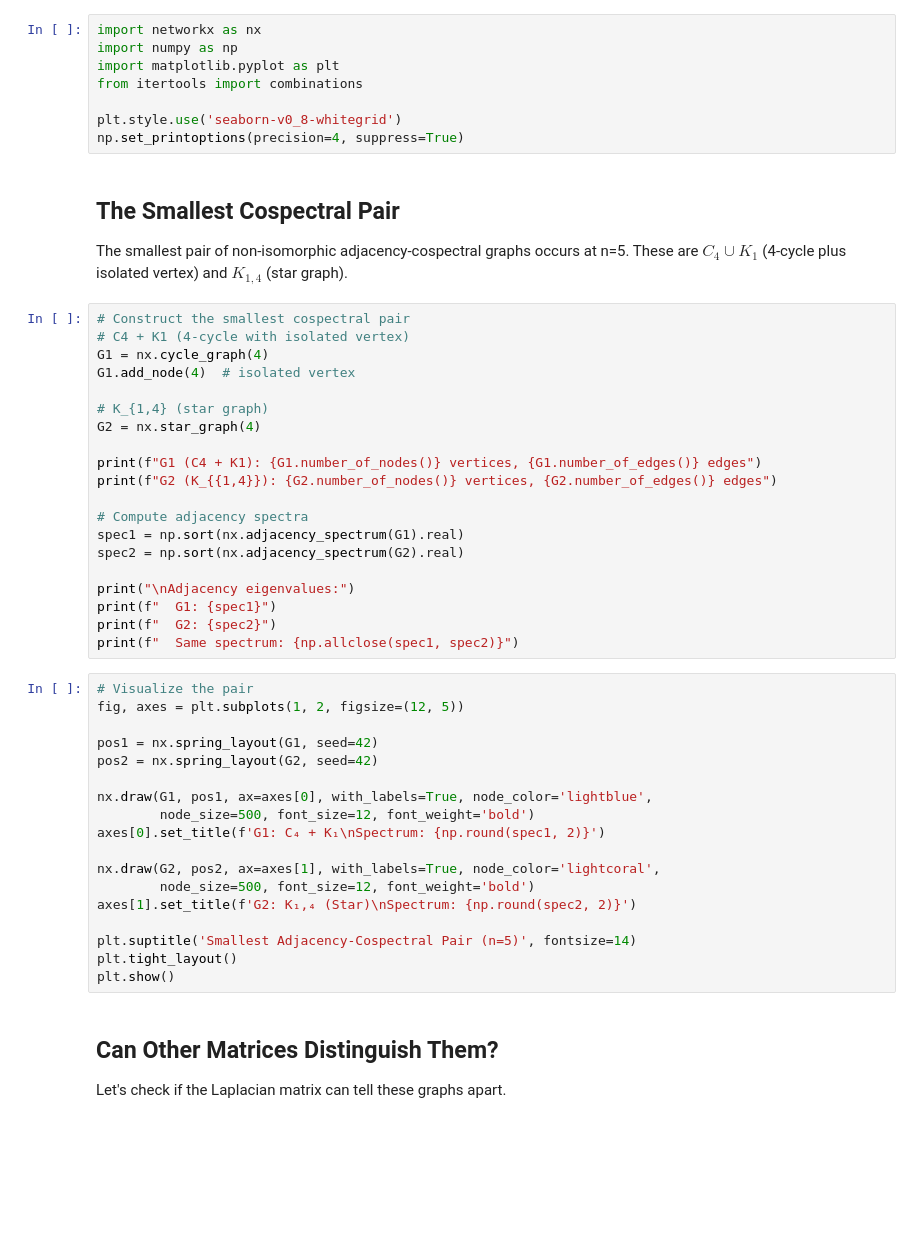
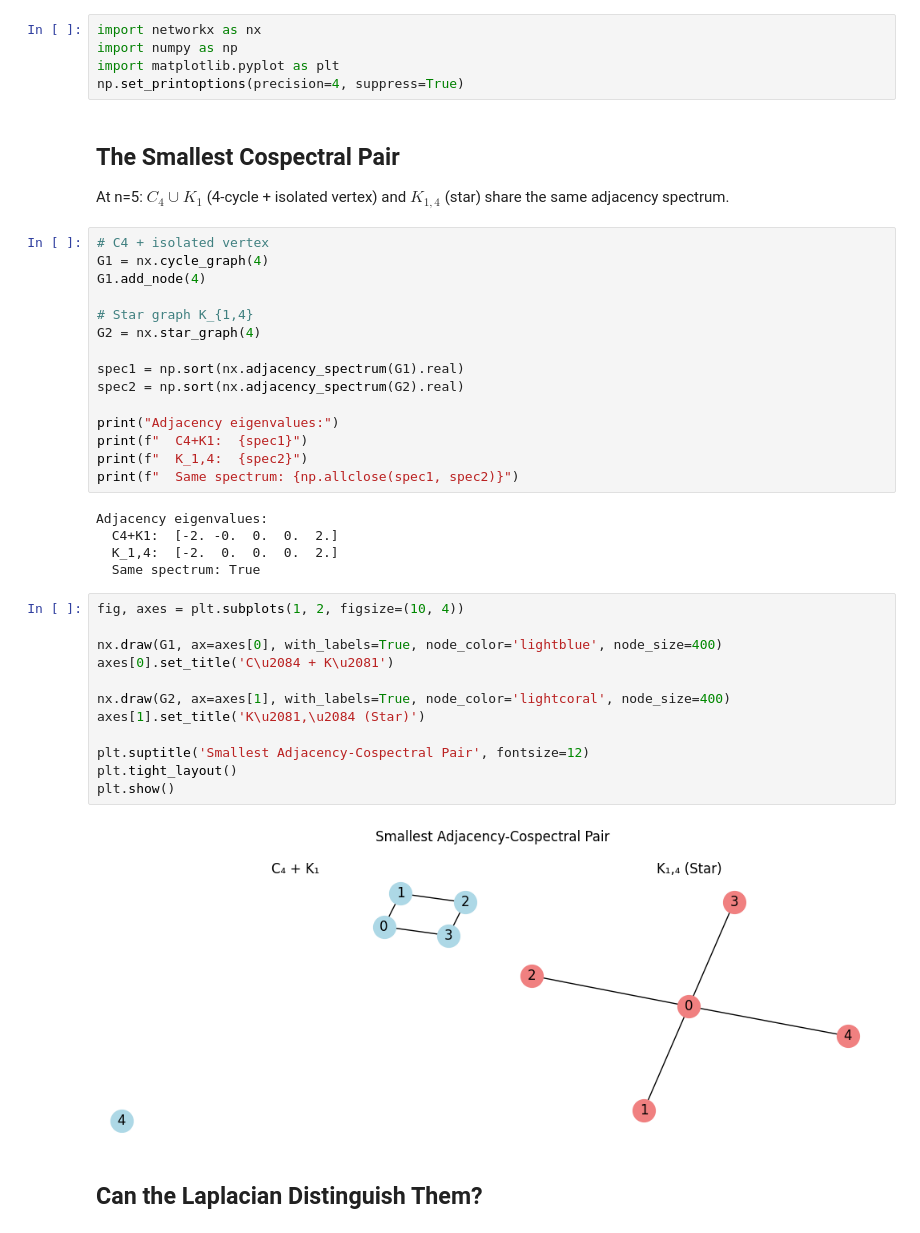
Before and after one commit to leotrs/smol, a Jupyter notebook: examples/cospectral_exploration.ipynb, the cells around one changed output. Drawn from its saved outputs; the diff is of its cells as text; blank space fills up the shorter version.

```diff
--- a/examples/cospectral_exploration.ipynb
+++ b/examples/cospectral_exploration.ipynb
@@ -13,55 +6,45 @@ This is a computational exploration - no API required.
 import networkx as nx
 import numpy as np
 import matplotlib.pyplot as plt
-from itertools import combinations
-
-plt.style.use('seaborn-v0_8-whitegrid')
 np.set_printoptions(precision=4, suppress=True)
 # %% [markdown]
 ## The Smallest Cospectral Pair
 
-The smallest pair of non-isomorphic adjacency-cospectral graphs occurs at n=5.
-These are $C_4 \cup K_1$ (4-cycle plus isolated vertex) and $K_{1,4}$ (star graph).
+At n=5: $C_4 \cup K_1$ (4-cycle + isolated vertex) and $K_{1,4}$ (star) share the same adjacency spectrum.
 # %%
-# Construct the smallest cospectral pair
-# C4 + K1 (4-cycle with isolated vertex)
+# C4 + isolated vertex
 G1 = nx.cycle_graph(4)
-G1.add_node(4)  # isolated vertex
+G1.add_node(4)
 
-# K_{1,4} (star graph)
+# Star graph K_{1,4}
 G2 = nx.star_graph(4)
 
-print(f"G1 (C4 + K1): {G1.number_of_nodes()} vertices, {G1.number_of_edges()} edges")
-print(f"G2 (K_{{1,4}}): {G2.number_of_nodes()} vertices, {G2.number_of_edges()} edges")
-
-# Compute adjacency spectra
 spec1 = np.sort(nx.adjacency_spectrum(G1).real)
 spec2 = np.sort(nx.adjacency_spectrum(G2).real)
 
-print("\nAdjacency eigenvalues:")
-print(f"  G1: {spec1}")
-print(f"  G2: {spec2}")
+print("Adjacency eigenvalues:")
+print(f"  C4+K1:  {spec1}")
+print(f"  K_1,4:  {spec2}")
 print(f"  Same spectrum: {np.allclose(spec1, spec2)}")
+# %% [output]
+Adjacency eigenvalues:
+  C4+K1:  [-2. -0.  0.  0.  2.]
+  K_1,4:  [-2.  0.  0.  0.  2.]
+  Same spectrum: True
 # %%
-# Visualize the pair
-fig, axes = plt.subplots(1, 2, figsize=(12, 5))
+fig, axes = plt.subplots(1, 2, figsize=(10, 4))
 
-pos1 = nx.spring_layout(G1, seed=42)
-pos2 = nx.spring_layout(G2, seed=42)
+nx.draw(G1, ax=axes[0], with_labels=True, node_color='lightblue', node_size=400)
+axes[0].set_title('C\u2084 + K\u2081')
 
-nx.draw(G1, pos1, ax=axes[0], with_labels=True, node_color='lightblue',
-        node_size=500, font_size=12, font_weight='bold')
-axes[0].set_title(f'G1: C₄ + K₁\nSpectrum: {np.round(spec1, 2)}')
+nx.draw(G2, ax=axes[1], with_labels=True, node_color='lightcoral', node_size=400)
+axes[1].set_title('K\u2081,\u2084 (Star)')
 
-nx.draw(G2, pos2, ax=axes[1], with_labels=True, node_color='lightcoral',
-        node_size=500, font_size=12, font_weight='bold')
-axes[1].set_title(f'G2: K₁,₄ (Star)\nSpectrum: {np.round(spec2, 2)}')
-
-plt.suptitle('Smallest Adjacency-Cospectral Pair (n=5)', fontsize=14)
+plt.suptitle('Smallest Adjacency-Cospectral Pair', fontsize=12)
 plt.tight_layout()
 plt.show()
+# %% [output]
+[figure, added]
-# %% [markdown]
-## Can Other Matrices Distinguish Them?
-
-Let's check if the Laplacian matrix can tell these graphs apart.
+# %% [markdown]
+## Can the Laplacian Distinguish Them?
 # %%
```
Also changed, not shown: parts of 17 cells of this notebook, 1 other file.
